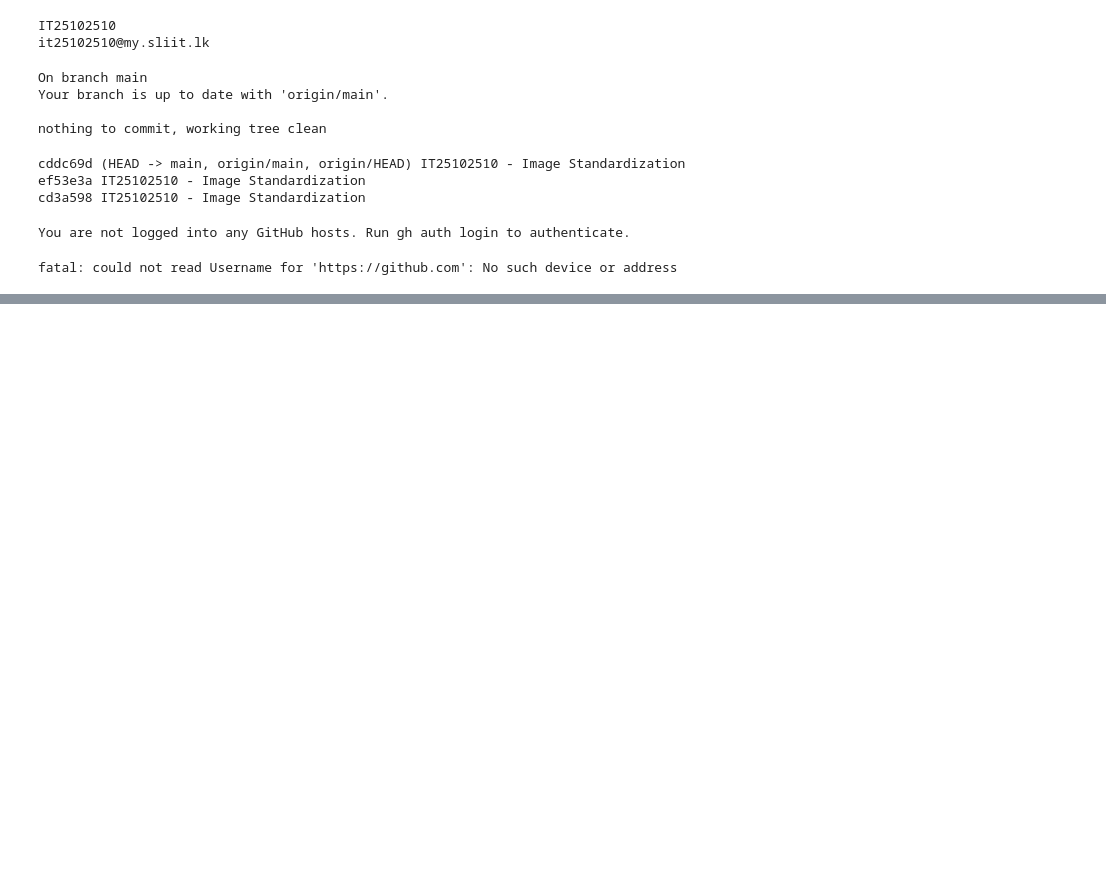
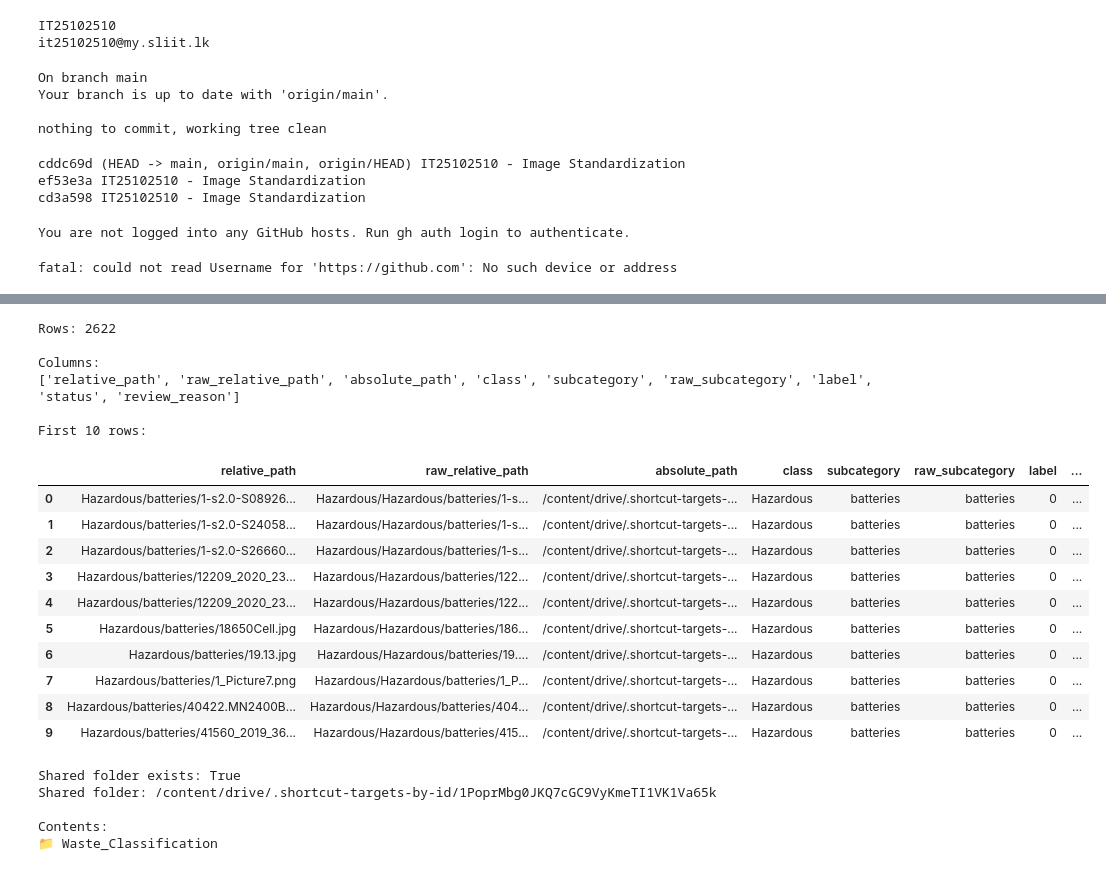
Before and after one commit to IT25102140/waste-classification-aiml, a Jupyter notebook: notebooks/IT25102510_ImageStandardization.ipynb, the cells around one changed output, grey strips where cells are left out. Saved outputs shown, nothing was run; the diff lists cells and outputs as text; code cells hidden in the pictures; blank space fills up the shorter version.

```diff
--- a/notebooks/IT25102510_ImageStandardization.ipynb
+++ b/notebooks/IT25102510_ImageStandardization.ipynb
@@ -750,0 +1701,55 @@ fatal: could not read Username for 'https://github.com': No such device or addre
+# %%
+import pandas as pd
+from pathlib import Path
+
+PROJECT = Path("/content/drive/MyDrive/Waste_Classification_FINAL")
+
+path = PROJECT / "results" / "outputs" / "member3_label_validation.csv"
+
+df3 = pd.read_csv(path)
+
+print("Rows:", len(df3))
+print("\nColumns:")
+print(df3.columns.tolist())
+
+print("\nFirst 10 rows:")
+display(df3.head(10))
+# %% [output]
+Rows: 2622
+
+Columns:
+['relative_path', 'raw_relative_path', 'absolute_path', 'class', 'subcategory', 'raw_subcategory', 'label', 'status', 'review_reason']
+
+First 10 rows:
+|  | relative_path | raw_relative_path | absolute_path | class | subcategory | raw_subcategory | label | ... |
+| 0 | Hazardous/batteries/1-s2.0-S08926... | Hazardous/Hazardous/batteries/1-s... | /content/drive/.shortcut-targets-... | Hazardous | batteries | batteries | 0 | ... |
+| 1 | Hazardous/batteries/1-s2.0-S24058... | Hazardous/Hazardous/batteries/1-s... | /content/drive/.shortcut-targets-... | Hazardous | batteries | batteries | 0 | ... |
+| 2 | Hazardous/batteries/1-s2.0-S26660... | Hazardous/Hazardous/batteries/1-s... | /content/drive/.shortcut-targets-... | Hazardous | batteries | batteries | 0 | ... |
+| 3 | Hazardous/batteries/12209_2020_23... | Hazardous/Hazardous/batteries/122... | /content/drive/.shortcut-targets-... | Hazardous | batteries | batteries | 0 | ... |
+| 4 | Hazardous/batteries/12209_2020_23... | Hazardous/Hazardous/batteries/122... | /content/drive/.shortcut-targets-... | Hazardous | batteries | batteries | 0 | ... |
+| 5 | Hazardous/batteries/18650Cell.jpg | Hazardous/Hazardous/batteries/186... | /content/drive/.shortcut-targets-... | Hazardous | batteries | batteries | 0 | ... |
+| 6 | Hazardous/batteries/19.13.jpg | Hazardous/Hazardous/batteries/19.... | /content/drive/.shortcut-targets-... | Hazardous | batteries | batteries | 0 | ... |
+| 7 | Hazardous/batteries/1_Picture7.png | Hazardous/Hazardous/batteries/1_P... | /content/drive/.shortcut-targets-... | Hazardous | batteries | batteries | 0 | ... |
+| 8 | Hazardous/batteries/40422.MN2400B... | Hazardous/Hazardous/batteries/404... | /content/drive/.shortcut-targets-... | Hazardous | batteries | batteries | 0 | ... |
+| 9 | Hazardous/batteries/41560_2019_36... | Hazardous/Hazardous/batteries/415... | /content/drive/.shortcut-targets-... | Hazardous | batteries | batteries | 0 | ... |
+# %%
+from pathlib import Path
+
+SHARED = Path(
+    "/content/drive/.shortcut-targets-by-id/"
+    "1PoprMbg0JKQ7cGC9VyKmeTI1VK1Va65k"
+)
+
+print("Shared folder exists:", SHARED.exists())
+print("Shared folder:", SHARED)
+
+if SHARED.exists():
+    print("\nContents:")
+    for item in sorted(SHARED.iterdir()):
+        print(f"{'📁' if item.is_dir() else '📄'} {item.name}")
+# %% [output]
+Shared folder exists: True
+Shared folder: /content/drive/.shortcut-targets-by-id/1PoprMbg0JKQ7cGC9VyKmeTI1VK1Va65k
+
+Contents:
+📁 Waste_Classification
```
Also changed, not shown: parts of 59 cells of this notebook, 19 other files.
